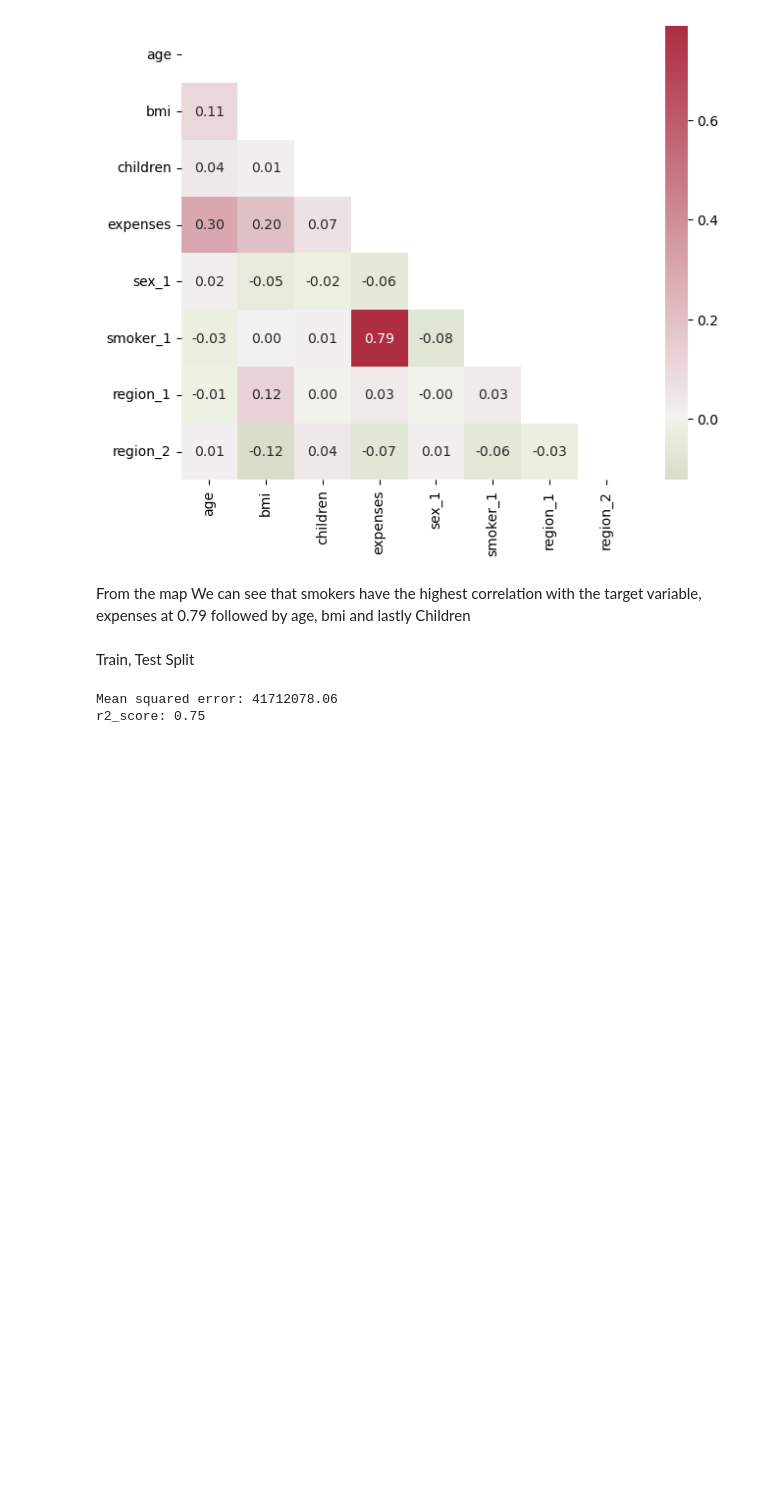
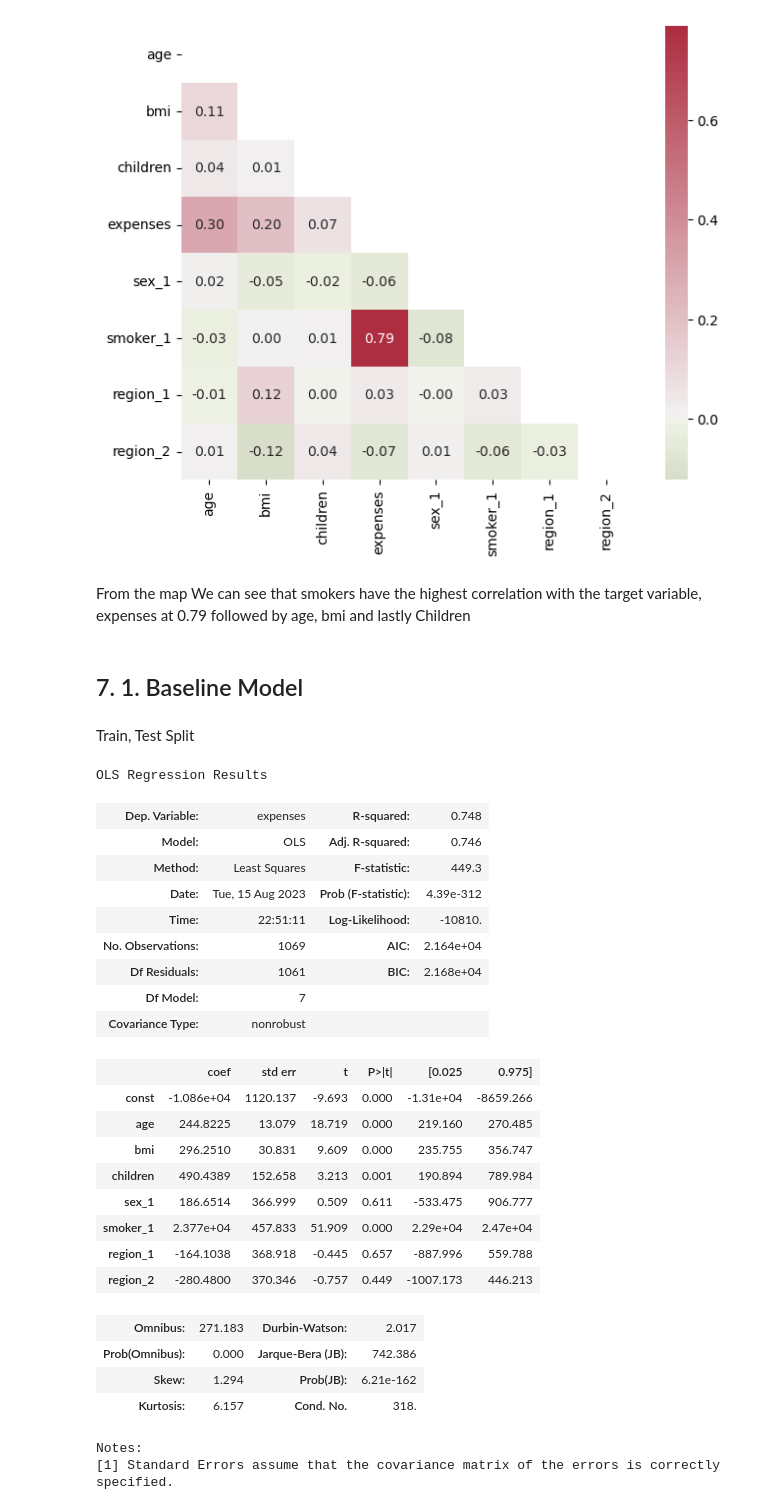
Before and after one commit to George-Mbugua/Predicting-Insurance-Premiums-A-Multiple-Linear-Regression-Model, a Jupyter notebook: Untitled-1.ipynb, the cells around one changed output. Drawn from its saved outputs; the diff is of its cells as text; code cells hidden in the pictures; blank space fills up the shorter version.

Commit message:
Baseline Model

```diff
--- a/Untitled-1.ipynb
+++ b/Untitled-1.ipynb
@@ -468,6 +469,8 @@ plt.show();
 [figure]
 # %% [markdown]
 From the map We can see that smokers have the highest correlation with the target variable, expenses at 0.79 followed by age, bmi and lastly Children
+# %% [markdown]
+## 7. 1. Baseline Model
 # %% [markdown]
 Train, Test Split
 # %%
@@ -475,16 +478,34 @@ Train, Test Split
 X = insurance_data2.drop('expenses', axis=1)
 y = insurance_data2['expenses']
 X_train, X_test, y_train, y_test = train_test_split(X, y, test_size=0.2, random_state=0)
-# %%
-# Fitting a multiple linear regression model to the training data
-reg = LinearRegression()
-reg.fit(X_train, y_train)
-
-# Making predictions on the testing data
-y_pred = reg.predict(X_test)
-
-print('Mean squared error: %.2f' % mean_squared_error(y_test, y_pred))
-print('r2_score: %.2f' % r2_score(y_test, y_pred))
-# %% [output]
-Mean squared error: 41712078.06
-r2_score: 0.75
+# %%
+# Multiple linear regression model
+model_all = sm.OLS(y_train, sm.add_constant(X_train))
+results_all = model_all.fit()
+results_all.summary()
+# %% [output]
+OLS Regression Results
+| Dep. Variable: | expenses | R-squared: | 0.748 |
+| Model: | OLS | Adj. R-squared: | 0.746 |
+| Method: | Least Squares | F-statistic: | 449.3 |
+| Date: | Tue, 15 Aug 2023 | Prob (F-statistic): | 4.39e-312 |
+| Time: | 22:51:11 | Log-Likelihood: | -10810. |
+| No. Observations: | 1069 | AIC: | 2.164e+04 |
+| Df Residuals: | 1061 | BIC: | 2.168e+04 |
+| Df Model: | 7 |  |  |
+| Covariance Type: | nonrobust |  |  |
+|  | coef | std err | t | P>|t| | [0.025 | 0.975] |
+| const | -1.086e+04 | 1120.137 | -9.693 | 0.000 | -1.31e+04 | -8659.266 |
+| age | 244.8225 | 13.079 | 18.719 | 0.000 | 219.160 | 270.485 |
+| bmi | 296.2510 | 30.831 | 9.609 | 0.000 | 235.755 | 356.747 |
+| children | 490.4389 | 152.658 | 3.213 | 0.001 | 190.894 | 789.984 |
+| sex_1 | 186.6514 | 366.999 | 0.509 | 0.611 | -533.475 | 906.777 |
+| smoker_1 | 2.377e+04 | 457.833 | 51.909 | 0.000 | 2.29e+04 | 2.47e+04 |
+| region_1 | -164.1038 | 368.918 | -0.445 | 0.657 | -887.996 | 559.788 |
+| region_2 | -280.4800 | 370.346 | -0.757 | 0.449 | -1007.173 | 446.213 |
+| Omnibus: | 271.183 | Durbin-Watson: | 2.017 |
+| Prob(Omnibus): | 0.000 | Jarque-Bera (JB): | 742.386 |
+| Skew: | 1.294 | Prob(JB): | 6.21e-162 |
+| Kurtosis: | 6.157 | Cond. No. | 318. |
+Notes:
+[1] Standard Errors assume that the covariance matrix of the errors is correctly specified.
```
Also changed, not shown: parts of 5 cells of this notebook.
